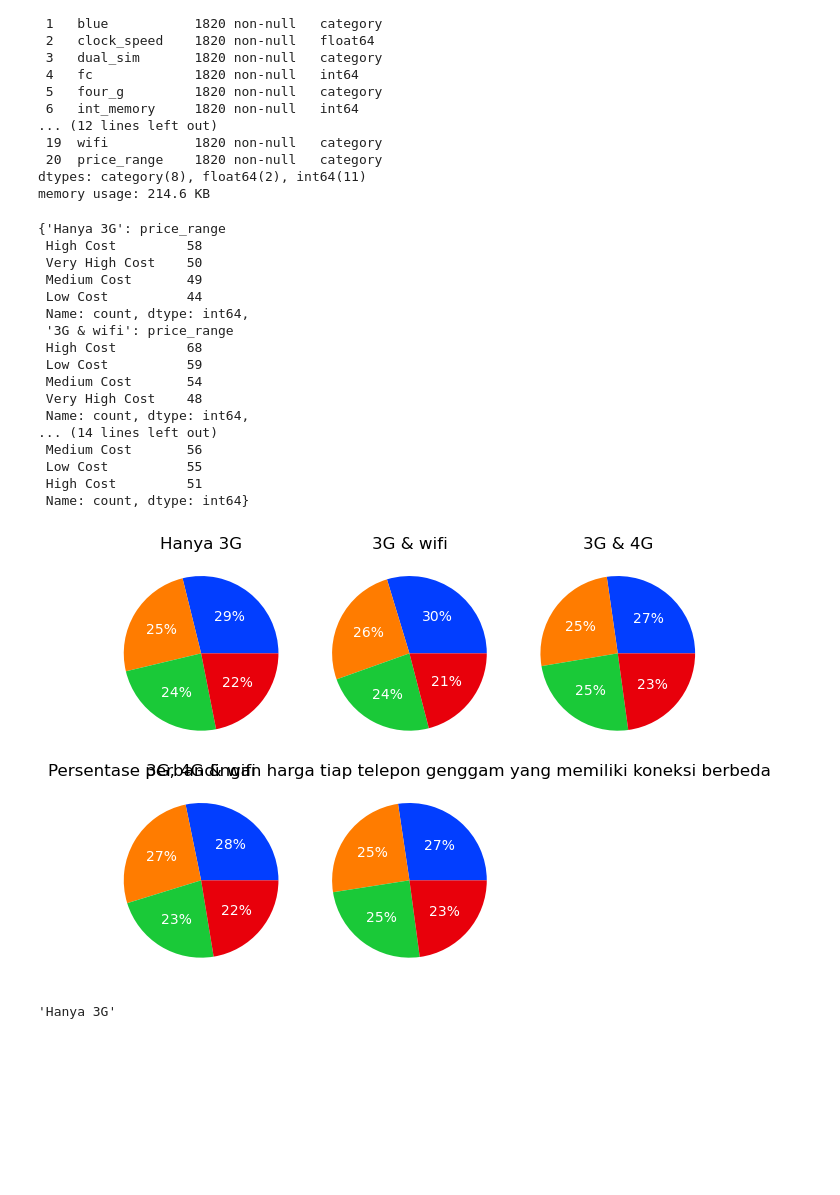
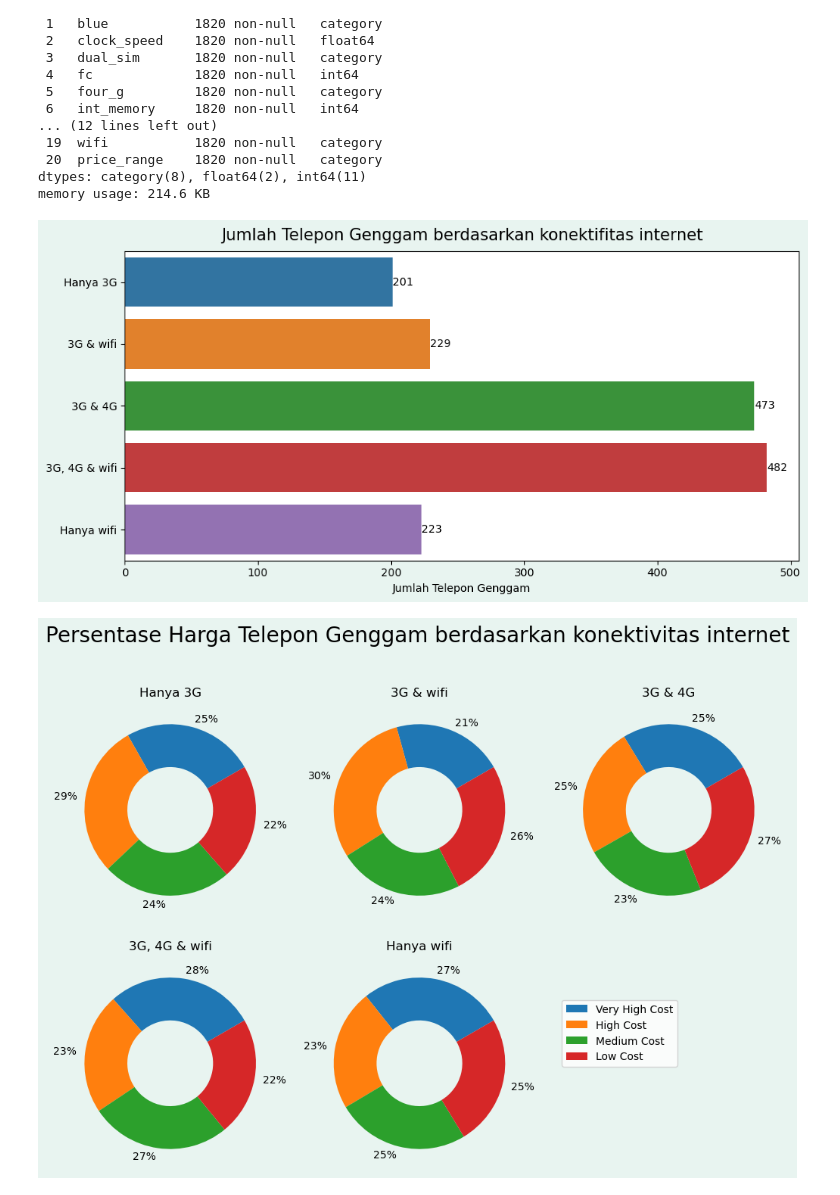
Before and after one commit to Faridwm/Klasifikasi-Harga-Telepon-Genggam, a Jupyter notebook: Mobile Price Classification.ipynb, the cells around one changed output. Cells and saved outputs as stored; diff of their text form; code cells hidden in the pictures; blank space fills up the shorter version.

```diff
--- a/Mobile Price Classification.ipynb
+++ b/Mobile Price Classification.ipynb
@@ -189,6 +188,8 @@ Dapat kita lihat pada heatmap di atas, kolom price_range memiliki nilai kolasi p
 - Kapasitas internal memori
 # %% [markdown]
 ## Visualisasi data
+# %%
+price_range_cl = ['Very High Cost', 'High Cost', 'Medium Cost', 'Low Cost']
 # %%
 # membuat copy dari data train
 data_viz = data_train.copy()
@@ -270,43 +264,37 @@ inet_conn_cnt = {
 }
 # %%
-inet_conn_cnt
+fig, ax = plt.subplots(figsize=(10, 5), facecolor='#e8f4f0')
+sns.barplot(y=list(inet_conn_cnt.keys()),
+            x=[x.sum() for x in inet_conn_cnt.values()])
+for i in ax.containers:
+    ax.bar_label(i,)
+plt.xlabel("Jumlah Telepon Genggam")
+plt.title("Jumlah Telepon Genggam berdasarkan konektifitas internet", size=15, pad=10)
+plt.tight_layout()
+plt.show()
 # %% [output]
-{'Hanya 3G': price_range
- High Cost         58
- Very High Cost    50
- Medium Cost       49
- Low Cost          44
- Name: count, dtype: int64,
- '3G & wifi': price_range
- High Cost         68
- Low Cost          59
- Medium Cost       54
- Very High Cost    48
- Name: count, dtype: int64,
-... (14 lines left out)
- Medium Cost       56
- Low Cost          55
- High Cost         51
- Name: count, dtype: int64}
+[figure, added]
 # %%
-fig, axs = plt.subplots(2, 3)
+fig, axs = plt.subplots(2, 3, figsize=(10, 10), facecolor='#e8f4f0')
+fig.delaxes(axs[1, 2])
+for i, (k, v) in enumerate(inet_conn_cnt.items()):
+    ax = axs[i // 3, i % 3]
+    ax.pie(v,
+           labels= ['{:.0f}%'.format(np.round(x/v.values.sum()*100)) for x in v.values],
+           wedgeprops={'width':.5},
+#            autopct='%.0f%%',
+           textprops={'fontsize':10},
+           startangle=30)
+    ax.set_title(k)
 
-counter = 0
-for r in range(2):
-    for c in range(3):
-        if counter < len(inet_conn_cnt):
-            axs[r, c].pie(inet_conn_cnt[list(inet_conn_cnt.keys())[counter]],
-                          colors=palette_color, autopct='%.0f%%',
-                          textprops={'color': 'w', 'fontsize':10})
-            axs[r, c].set_title(list(inet_conn_cnt.keys())[counter])
-            counter += 1
-
-fig.delaxes(axs[1, 2])
+fig.legend([x for x in price_range_cl],
+                    # Legend position
+                    bbox_to_anchor=(0.85, 0.3),
+                    loc='lower right',
+                    fancybox=True)
+fig.suptitle('Persentase Harga Telepon Genggam berdasarkan konektivitas internet', y=.89, fontsize=20)
+plt.subplots_adjust(top=2, bottom=0.3)
 plt.tight_layout()
 plt.show()
 # %% [output]
-[figure, old version]
+[figure, new version]
-# %%
-list(inet_conn_cnt.keys())[counter]
-# %% [output]
-'Hanya 3G'
```
Also changed, not shown: parts of 39 cells of this notebook.
